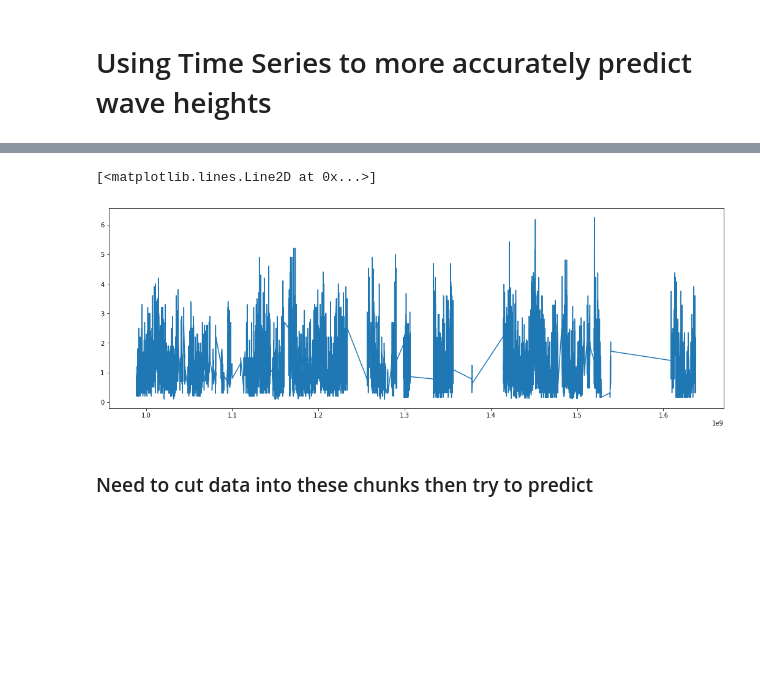
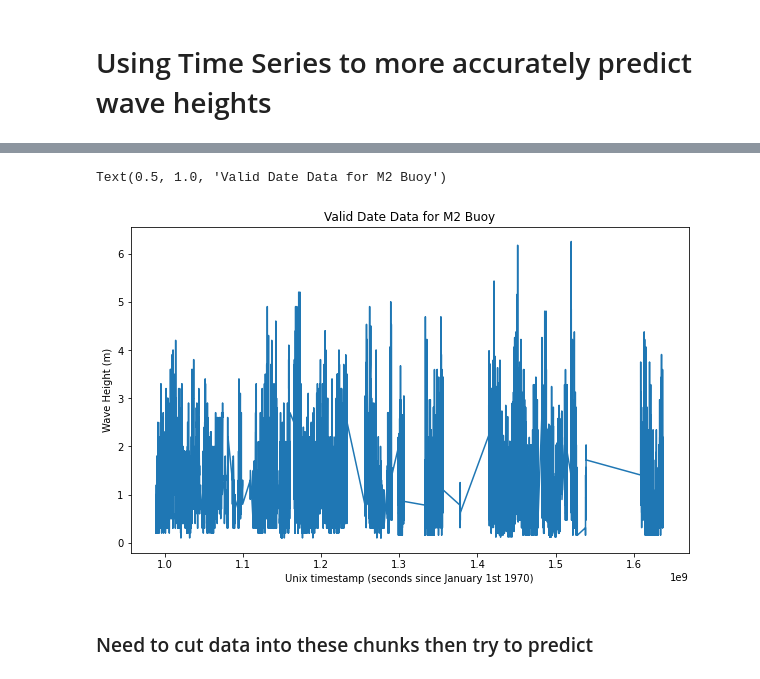
Before and after one commit to daltHub/machine_learning_project, a Jupyter notebook: time_series_regression.ipynb, the cells around one changed output, grey strips where cells are left out. Saved outputs shown, nothing was run; the diff lists cells and outputs as text; code cells hidden in the pictures; blank space fills up the shorter version.

```diff
--- a/time_series_regression.ipynb
+++ b/time_series_regression.ipynb
@@ -35,13 +35,16 @@ df.head()
 | 3 | 1959 | 03:00:00 | M2 | 1021.2 | 350.0 | 1.95 | 5.8 | 0.4 | ... |
 | 4 | 1961 | 04:00:00 | M2 | 1021.4 | 30.0 | 2.92 | 5.8 | 0.4 | ... |
 # %%
-plt.figure(figsize=(18,6))
+plt.figure(figsize=(10,6))
 
 plt.plot(df['timestamps'], df['WaveHeight'])
 # plt.plot(df['timestamps'], df['WaveHeight'], color = 'red')
+plt.xlabel('Unix timestamp (seconds since January 1st 1970)')
+plt.ylabel('Wave Height (m)')
+plt.title('Valid Date Data for M2 Buoy')
 # %% [output]
-[<matplotlib.lines.Line2D at 0x...>]
+Text(0.5, 1.0, 'Valid Date Data for M2 Buoy')
-[figure, old version]
+[figure, new version]
 # %% [markdown]
 ### Need to cut data into these chunks then try to predict
 # %%
```
Also changed, not shown: parts of 8 cells of this notebook, 1 other file.
